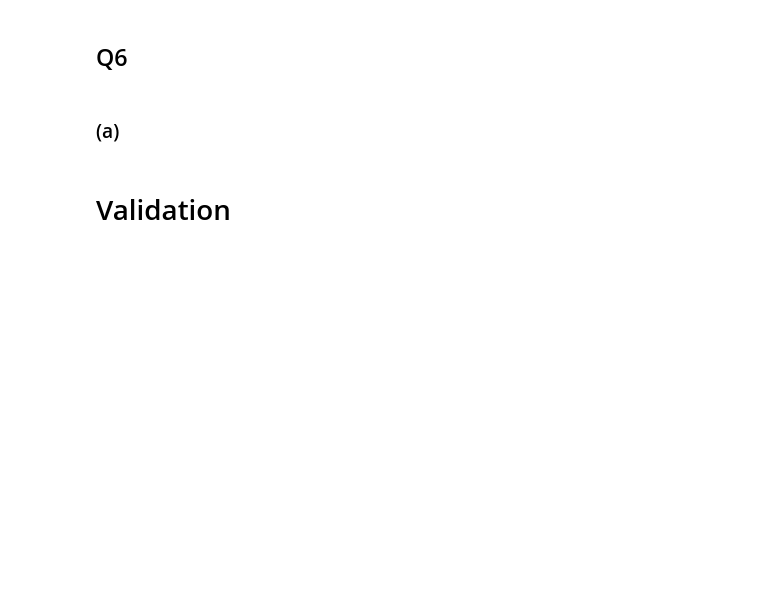
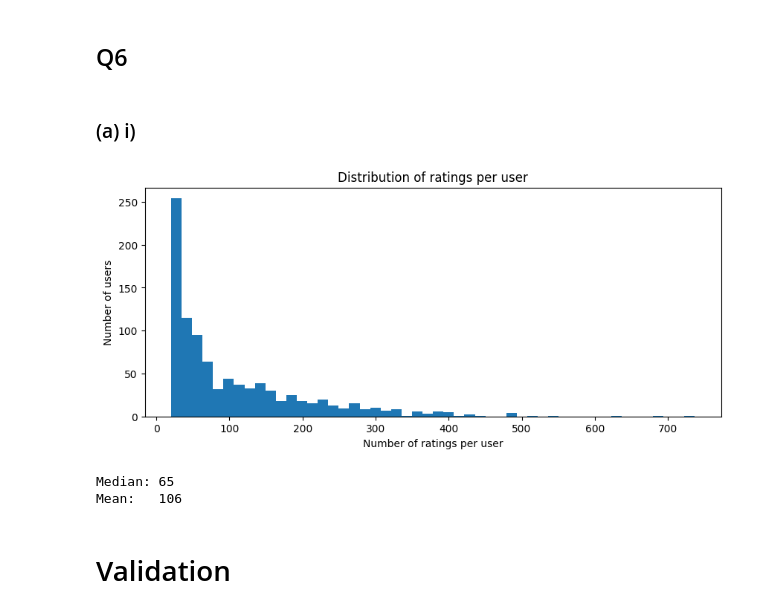
Before and after one commit to bryanvela98/collaborative-filtering-recommender-system, a Jupyter notebook: assignment-cf.ipynb, the cells around one changed output. Saved outputs shown, nothing was run; the diff lists cells and outputs as text; code cells hidden in the pictures; blank space fills up the shorter version.

Commit message:
feat: added histogram to see user types

```diff
--- a/assignment-cf.ipynb
+++ b/assignment-cf.ipynb
@@ -838,7 +846,27 @@ Conan the Barbarian (1981):
 # %% [markdown]
 ## Q6
 # %% [markdown]
-### (a)
+### (a) i)
+# %%
+# init the histogram
+import matplotlib.pyplot as plt
+
+train_matrix_full = dataPreprocessor(rating_df, num_users, num_items)
+ratings_per_user = (train_matrix_full != 0).sum(axis=1)
+
+plt.figure(figsize=(10, 4))
+plt.hist(ratings_per_user, bins=50)
+plt.xlabel('Number of ratings per user')
+plt.ylabel('Number of users')
+plt.title('Distribution of ratings per user')
+plt.show()
+
+print(f"Median: {np.median(ratings_per_user):.0f}")
+print(f"Mean:   {np.mean(ratings_per_user):.0f}")
+# %% [output]
+[figure, added]
+Median: 65
+Mean:   106
 # %% [markdown]
 # Validation
 # %%
```
Also changed, not shown: parts of 17 cells of this notebook.
